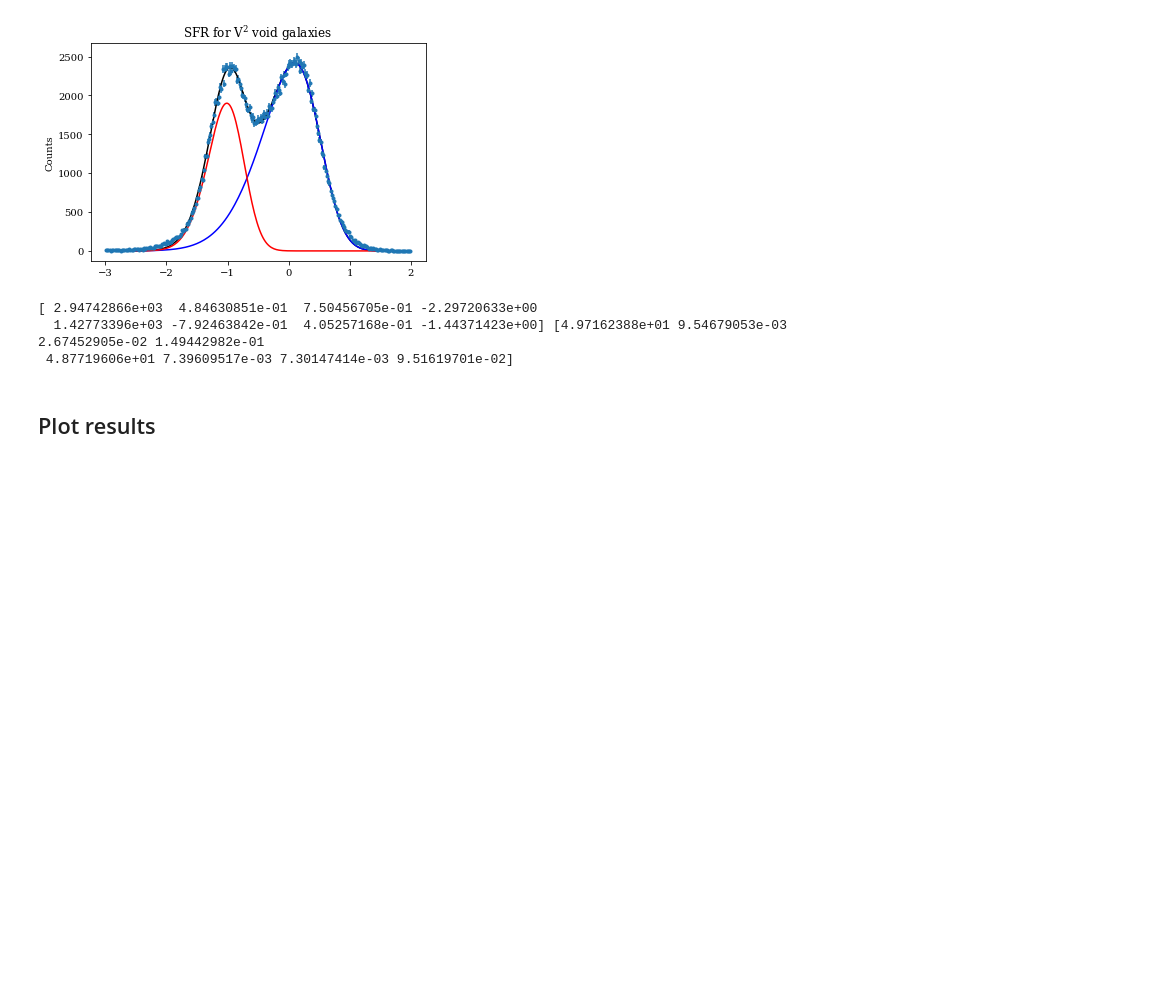
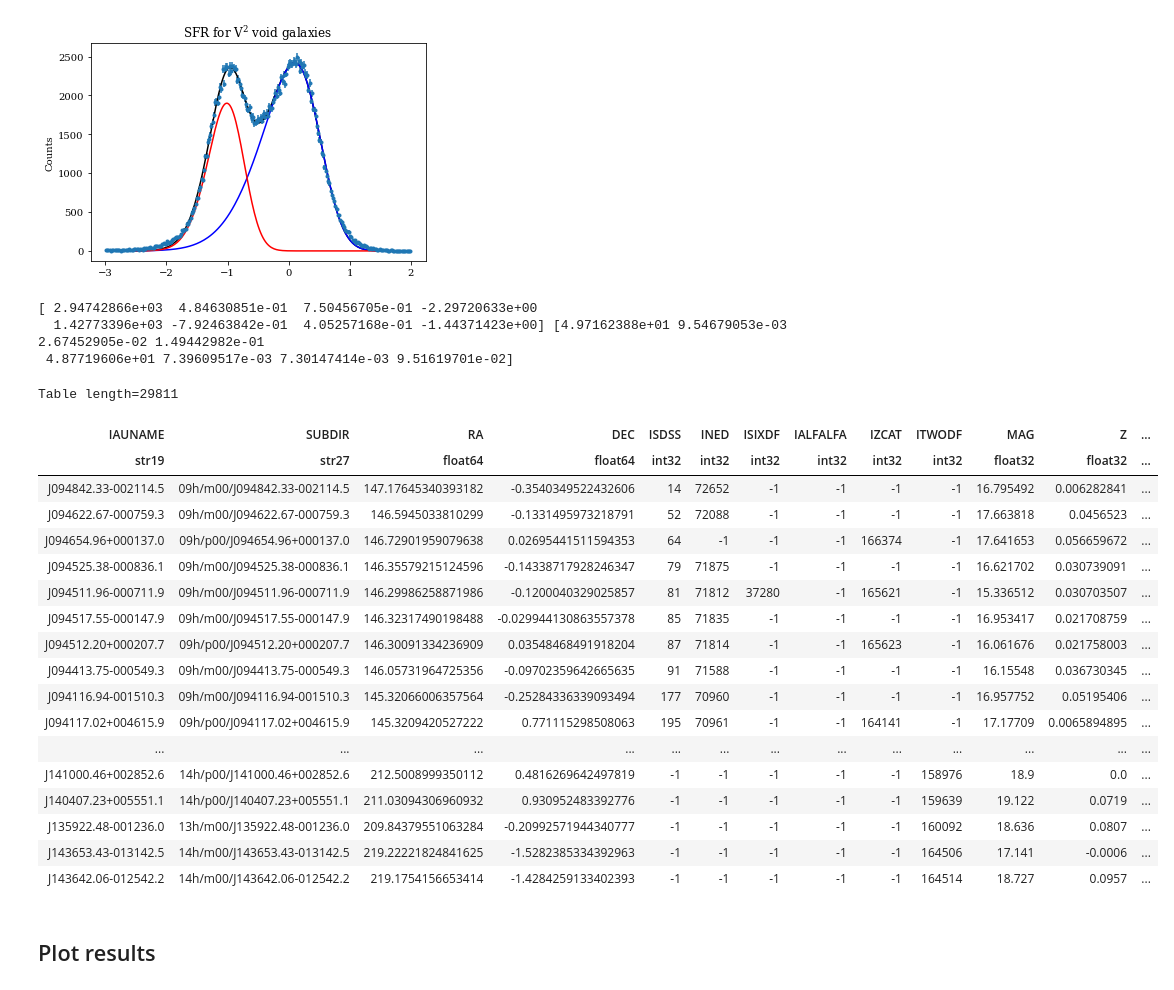
Before and after one commit to DESI-UR/Void_analysis, a Jupyter notebook: nb/Fatima_Zaidouni/SFR_void_depth.ipynb, the cells around one changed output. Cells and saved outputs as stored; diff of their text form; code cells hidden in the pictures; blank space fills up the shorter version.

```diff
--- a/nb/Fatima_Zaidouni/SFR_void_depth.ipynb
+++ b/nb/Fatima_Zaidouni/SFR_void_depth.ipynb
@@ -426,6 +478,32 @@ SFR_V2_fit = fit_bimodal(char_=catalog_main['SFR'],
 [ 2.94742866e+03  4.84630851e-01  7.50456705e-01 -2.29720633e+00
   1.42773396e+03 -7.92463842e-01  4.05257168e-01 -1.44371423e+00] [4.97162388e+01 9.54679053e-03 2.67452905e-02 1.49442982e-01
  4.87719606e+01 7.39609517e-03 7.30147414e-03 9.51619701e-02]
+# %%
+# What galaxies are considered void by V2 but have a depth < 0?
+
+huh = catalog_main[void_v2 & (catalog_main['V2_depth'] < 0)]
+
+huh
+# %% [output]
+Table length=29811
+| IAUNAME | SUBDIR | RA | DEC | ISDSS | INED | ISIXDF | IALFALFA | IZCAT | ITWODF | MAG | Z | ... |
+| str19 | str27 | float64 | float64 | int32 | int32 | int32 | int32 | int32 | int32 | float32 | float32 | ... |
+| J094842.33-002114.5 | 09h/m00/J094842.33-002114.5 | 147.17645340393182 | -0.3540349522432606 | 14 | 72652 | -1 | -1 | -1 | -1 | 16.795492 | 0.006282841 | ... |
+| J094622.67-000759.3 | 09h/m00/J094622.67-000759.3 | 146.5945033810299 | -0.1331495973218791 | 52 | 72088 | -1 | -1 | -1 | -1 | 17.663818 | 0.0456523 | ... |
+| J094654.96+000137.0 | 09h/p00/J094654.96+000137.0 | 146.72901959079638 | 0.02695441511594353 | 64 | -1 | -1 | -1 | 166374 | -1 | 17.641653 | 0.056659672 | ... |
+| J094525.38-000836.1 | 09h/m00/J094525.38-000836.1 | 146.35579215124596 | -0.14338717928246347 | 79 | 71875 | -1 | -1 | -1 | -1 | 16.621702 | 0.030739091 | ... |
+| J094511.96-000711.9 | 09h/m00/J094511.96-000711.9 | 146.29986258871986 | -0.1200040329025857 | 81 | 71812 | 37280 | -1 | 165621 | -1 | 15.336512 | 0.030703507 | ... |
+| J094517.55-000147.9 | 09h/m00/J094517.55-000147.9 | 146.32317490198488 | -0.029944130863557378 | 85 | 71835 | -1 | -1 | -1 | -1 | 16.953417 | 0.021708759 | ... |
+| J094512.20+000207.7 | 09h/p00/J094512.20+000207.7 | 146.30091334236909 | 0.03548468491918204 | 87 | 71814 | -1 | -1 | 165623 | -1 | 16.061676 | 0.021758003 | ... |
+| J094413.75-000549.3 | 09h/m00/J094413.75-000549.3 | 146.05731964725356 | -0.09702359642665635 | 91 | 71588 | -1 | -1 | -1 | -1 | 16.15548 | 0.036730345 | ... |
+| J094116.94-001510.3 | 09h/m00/J094116.94-001510.3 | 145.32066006357564 | -0.25284336339093494 | 177 | 70960 | -1 | -1 | -1 | -1 | 16.957752 | 0.05195406 | ... |
+| J094117.02+004615.9 | 09h/p00/J094117.02+004615.9 | 145.3209420527222 | 0.771115298508063 | 195 | 70961 | -1 | -1 | 164141 | -1 | 17.17709 | 0.0065894895 | ... |
+| ... | ... | ... | ... | ... | ... | ... | ... | ... | ... | ... | ... | ... |
+| J141000.46+002852.6 | 14h/p00/J141000.46+002852.6 | 212.5008999350112 | 0.4816269642497819 | -1 | -1 | -1 | -1 | -1 | 158976 | 18.9 | 0.0 | ... |
+| J140407.23+005551.1 | 14h/p00/J140407.23+005551.1 | 211.03094306960932 | 0.930952483392776 | -1 | -1 | -1 | -1 | -1 | 159639 | 19.122 | 0.0719 | ... |
+| J135922.48-001236.0 | 13h/m00/J135922.48-001236.0 | 209.84379551063284 | -0.20992571944340777 | -1 | -1 | -1 | -1 | -1 | 160092 | 18.636 | 0.0807 | ... |
+| J143653.43-013142.5 | 14h/m00/J143653.43-013142.5 | 219.22221824841625 | -1.5282385334392963 | -1 | -1 | -1 | -1 | -1 | 164506 | 17.141 | -0.0006 | ... |
+| J143642.06-012542.2 | 14h/m00/J143642.06-012542.2 | 219.1754156653414 | -1.4284259133402393 | -1 | -1 | -1 | -1 | -1 | 164514 | 18.727 | 0.0957 | ... |
 # %% [markdown]
 ## Plot results
 # %%
```
Also changed, not shown: parts of 11 cells of this notebook, 2 other files.
